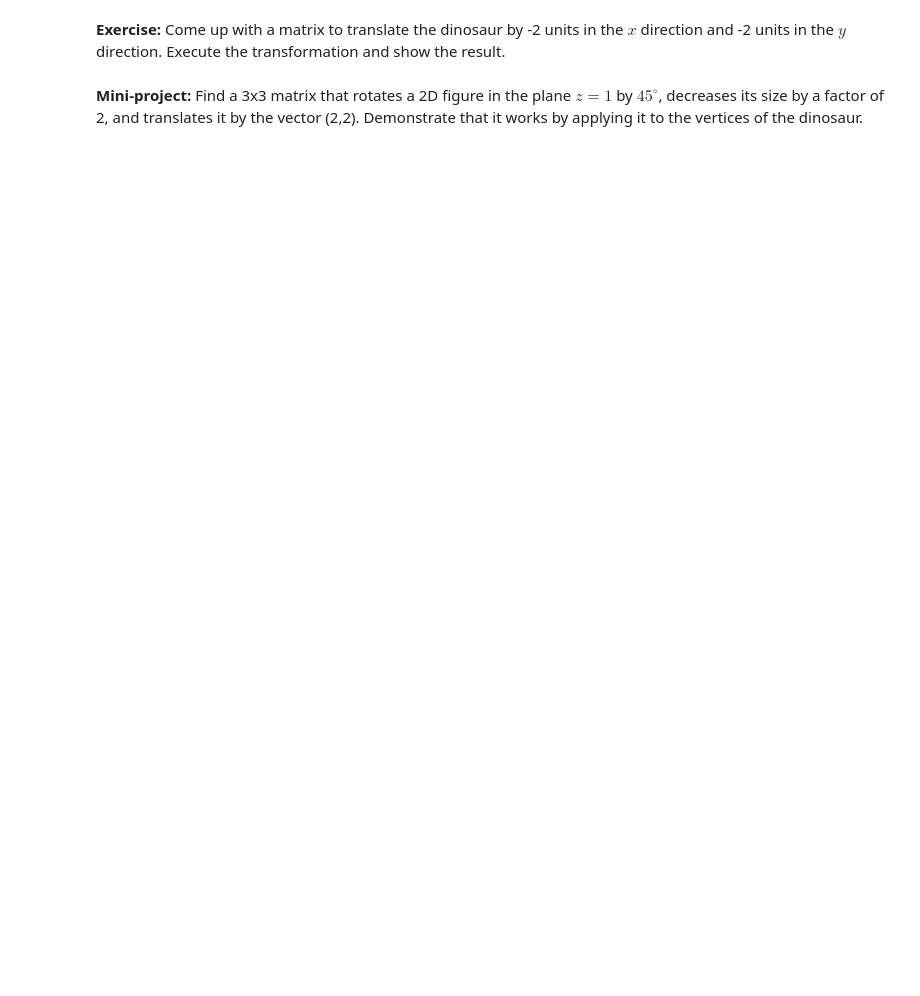
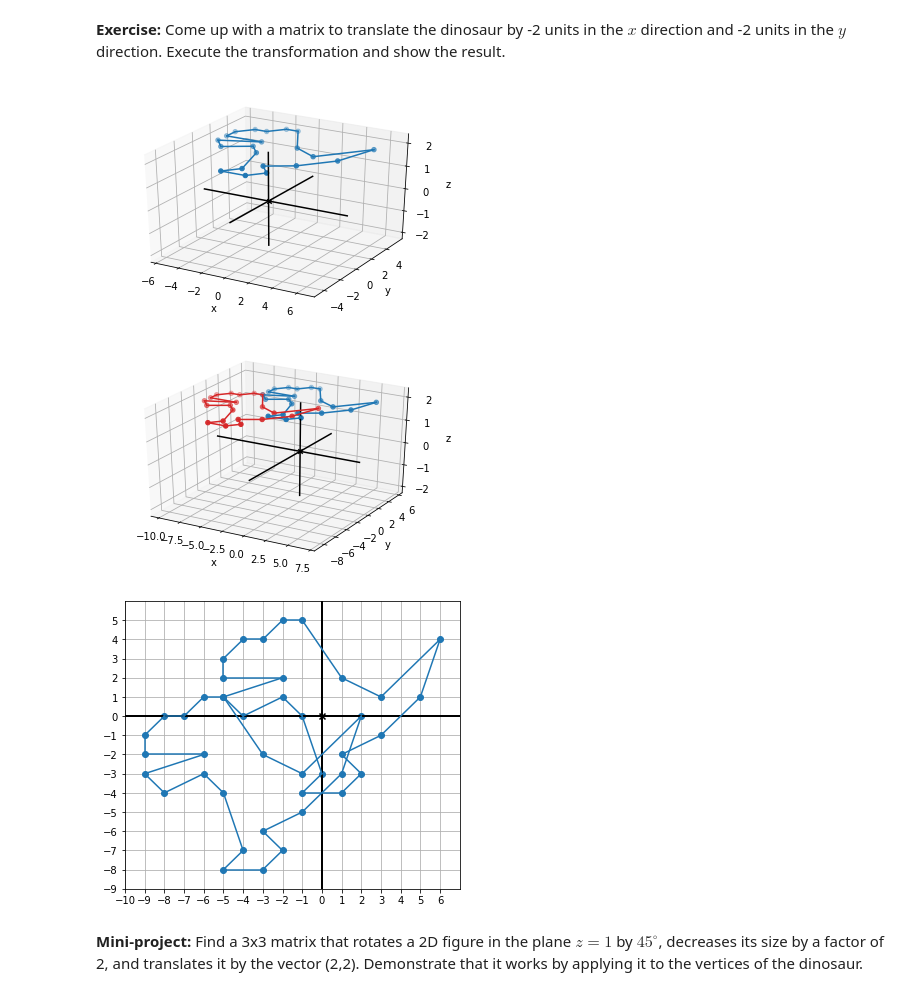
Before and after one commit to orlandpm/Math-for-Programmers, a Jupyter notebook: Chapter 05/Chapter 5 Walkthrough.ipynb, the cells around one changed output. Cells and saved outputs as stored; diff of their text form; code cells hidden in the pictures; blank space fills up the shorter version.

```diff
--- a/Chapter 05/Chapter 5 Walkthrough.ipynb
+++ b/Chapter 05/Chapter 5 Walkthrough.ipynb
@@ -376,30 +387,35 @@ draw(
 # %%
 # Same code as above, except we define a new matrix
 translation_matrix = ((1,0,-2),(0,1,-2),(0,0,1))
 ######################
 
 draw3d(
-    Points3D(*dino_3d, color='blue'),
-    *polygon_segments_3d(dino_3d)
+    Points3D(*dino_3d, color='C0'),
+    *polygon_segments_3d(dino_3d, color='C0')
 )
 
-translated = [multiply_matrix_vector(translation_matrix, v) for v in dino_vectors_3d]
+translated = [multiply_matrix_vector(translation_matrix, v) for v in dino_3d]
 
 draw3d(
-    Points3D(*dino_3d, color='blue'),
-    *polygon_segments_3d(dino_3d,color='blue'),
-    Points3D(*translated,color='red'),
-    *polygon_segments_3d(translated,color='red')
+    Points3D(*dino_3d, color='C0'),
+    *polygon_segments_3d(dino_3d,color='C0'),
+    Points3D(*translated,color='C3'),
+    *polygon_segments_3d(translated,color='C3')
 )
 
 translated_2d = [(x,y) for (x,y,z) in translated]
 
 draw(
-    Points(*dino_vectors),
-    Polygon(*dino_vectors),
-    Points(*translated_2d, color='red'),
-    Polygon(*translated_2d, color='red')
+    Points(*dino_vectors, color='C0'),
+    Polygon(*dino_vectors, color='C0'),
+    Points(*translated_2d, color='C0'),
+    Polygon(*translated_2d, color='C0'),
+    save_as='figures/ex_5.3.5_second_dino.svg'
 )
+# %% [output]
+[figure, added]
+[figure, added]
+[figure, added]
 # %% [markdown]
 **Mini-project:** Find a 3x3 matrix that rotates a 2D figure in the plane $z = 1$ by $45^\circ$, decreases its size by a factor of 2, and translates it by the vector (2,2). Demonstrate that it works by applying it to the vertices of the dinosaur.
 # %%
```
Also changed, not shown: parts of 14 cells of this notebook, 30 other files.
